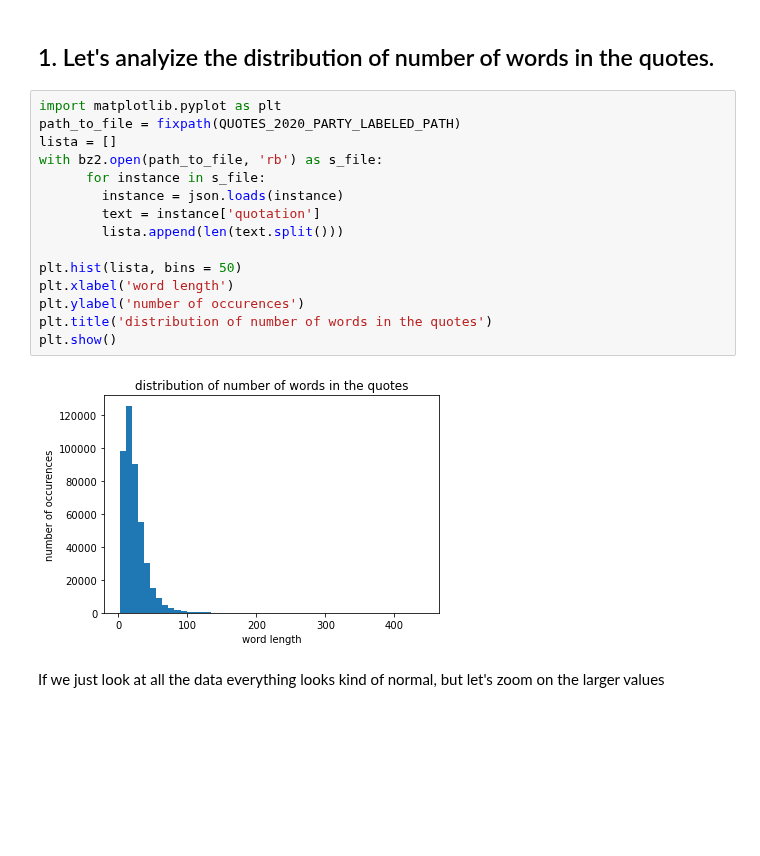
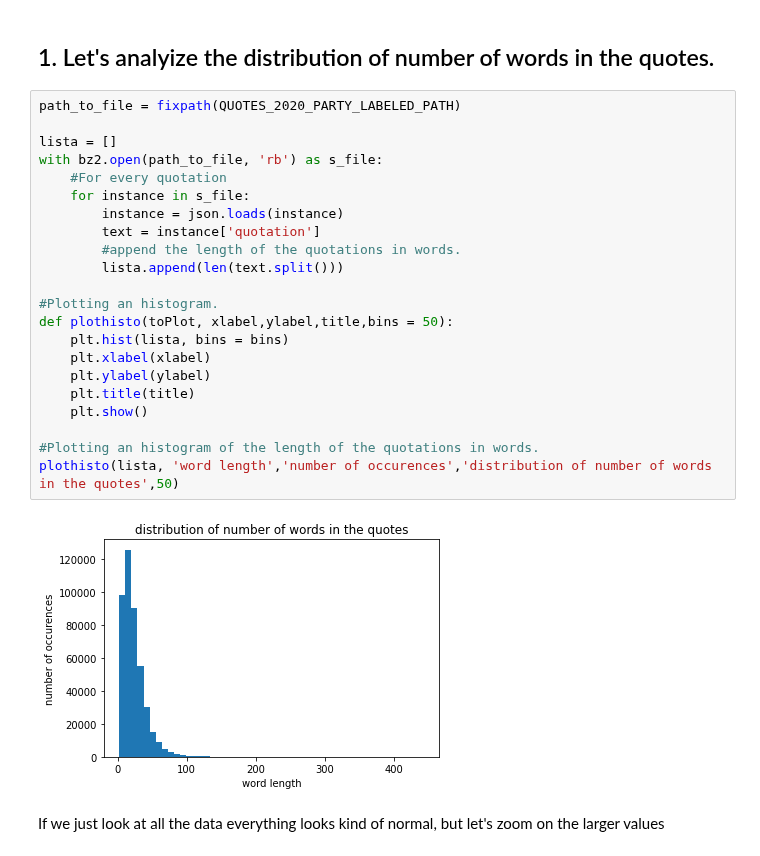
Before and after one commit to epfl-ada/ada-2021-project-mmng, a Jupyter notebook: final_notebook.ipynb, the cells around one changed output. Saved outputs shown, nothing was run; the diff lists cells and outputs as text; blank space fills up the shorter version.

```diff
--- a/final_notebook.ipynb
+++ b/final_notebook.ipynb
@@ -67,22 +72,29 @@ Let's Visualize and study different data distibution, and check that everything
 # %% [markdown]
 ## 1. Let's analyize the distribution of number of words in the quotes.
 # %%
-import matplotlib.pyplot as plt
 path_to_file = fixpath(QUOTES_2020_PARTY_LABELED_PATH)
+
 lista = []
 with bz2.open(path_to_file, 'rb') as s_file:
-      for instance in s_file:
+    #For every quotation
+    for instance in s_file:
         instance = json.loads(instance)
         text = instance['quotation']
+        #append the length of the quotations in words.
         lista.append(len(text.split()))
 
-plt.hist(lista, bins = 50)
-plt.xlabel('word length')
-plt.ylabel('number of occurences')
-plt.title('distribution of number of words in the quotes')
-plt.show()
+#Plotting an histogram.
+def plothisto(toPlot, xlabel,ylabel,title,bins = 50):
+    plt.hist(lista, bins = bins)
+    plt.xlabel(xlabel)
+    plt.ylabel(ylabel)
+    plt.title(title)
+    plt.show()
+
+#Plotting an histogram of the length of the quotations in words.
+plothisto(lista, 'word length','number of occurences','distribution of number of words in the quotes',50)
 # %% [output]
-[figure, old version]
+[figure, new version]
 # %% [markdown]
 If we just look at all the data everything looks kind of normal, but let's zoom on the larger values
 # %%
```
Also changed, not shown: parts of 13 cells of this notebook.
